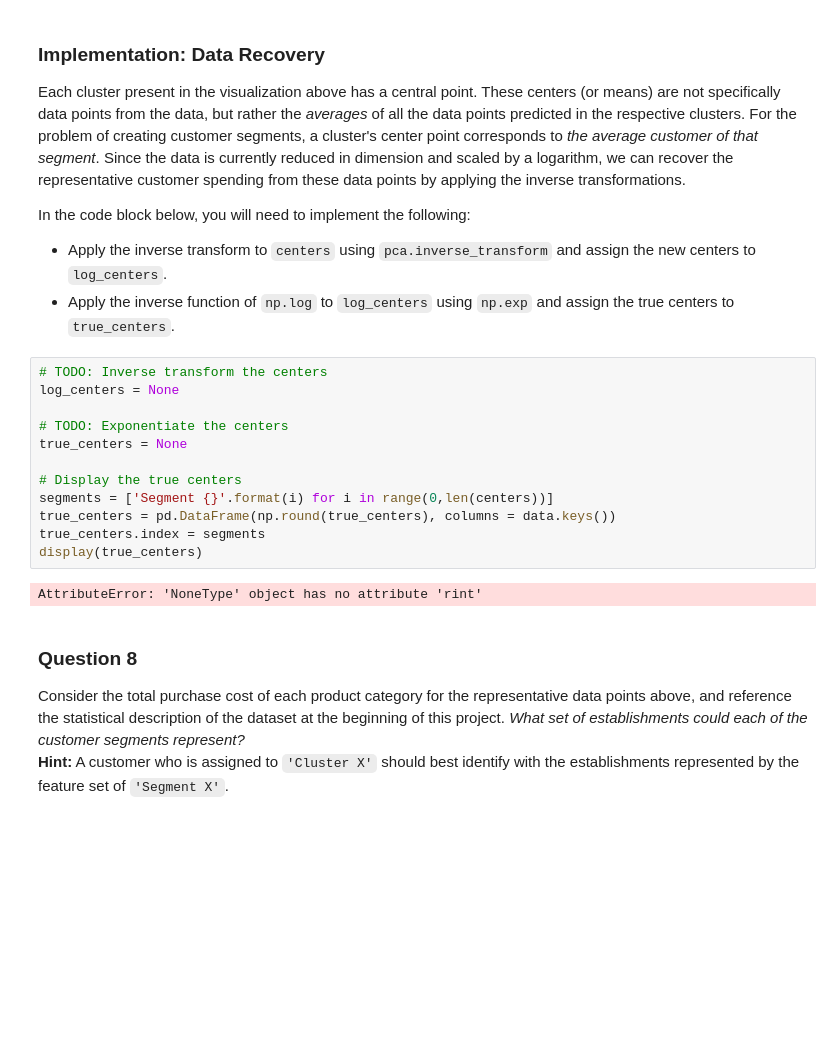
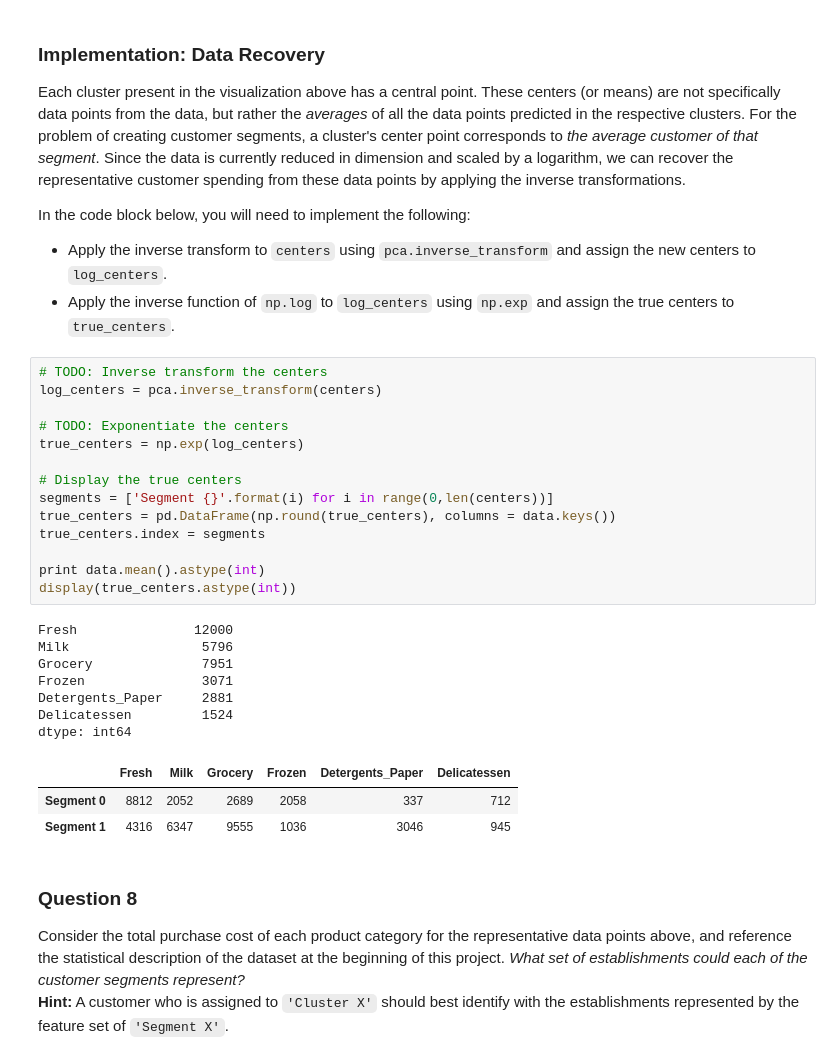
Before and after one commit to adamw523/machine-learning-post-students, a Jupyter notebook: projects/customer_segments/customer_segments-mine.ipynb, the cells around one changed output. Drawn from its saved outputs; the diff is of its cells as text; blank space fills up the shorter version.

```diff
--- a/projects/customer_segments/customer_segments-mine.ipynb
+++ b/projects/customer_segments/customer_segments-mine.ipynb
@@ -570,18 +573,29 @@ In the code block below, you will need to implement the following:
  - Apply the inverse function of `np.log` to `log_centers` using `np.exp` and assign the true centers to `true_centers`.
 # %%
 # TODO: Inverse transform the centers
-log_centers = None
+log_centers = pca.inverse_transform(centers)
 
 # TODO: Exponentiate the centers
-true_centers = None
+true_centers = np.exp(log_centers)
 
 # Display the true centers
 segments = ['Segment {}'.format(i) for i in range(0,len(centers))]
 true_centers = pd.DataFrame(np.round(true_centers), columns = data.keys())
 true_centers.index = segments
-display(true_centers)
+
+print data.mean().astype(int)
+display(true_centers.astype(int))
 # %% [output]
-AttributeError: 'NoneType' object has no attribute 'rint'
+Fresh               12000
+Milk                 5796
+Grocery              7951
+Frozen               3071
+Detergents_Paper     2881
+Delicatessen         1524
+dtype: int64
+|  | Fresh | Milk | Grocery | Frozen | Detergents_Paper | Delicatessen |
+| Segment 0 | 8812 | 2052 | 2689 | 2058 | 337 | 712 |
+| Segment 1 | 4316 | 6347 | 9555 | 1036 | 3046 | 945 |
 # %% [markdown]
 ### Question 8
 Consider the total purchase cost of each product category for the representative data points above, and reference the statistical description of the dataset at the beginning of this project. *What set of establishments could each of the customer segments represent?*
```
Also changed, not shown: parts of 7 cells of this notebook.
